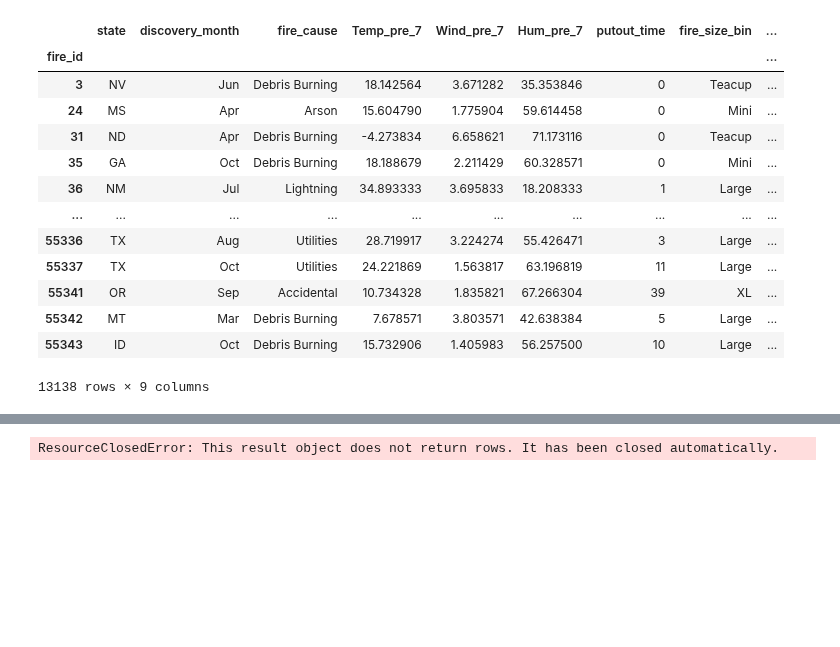
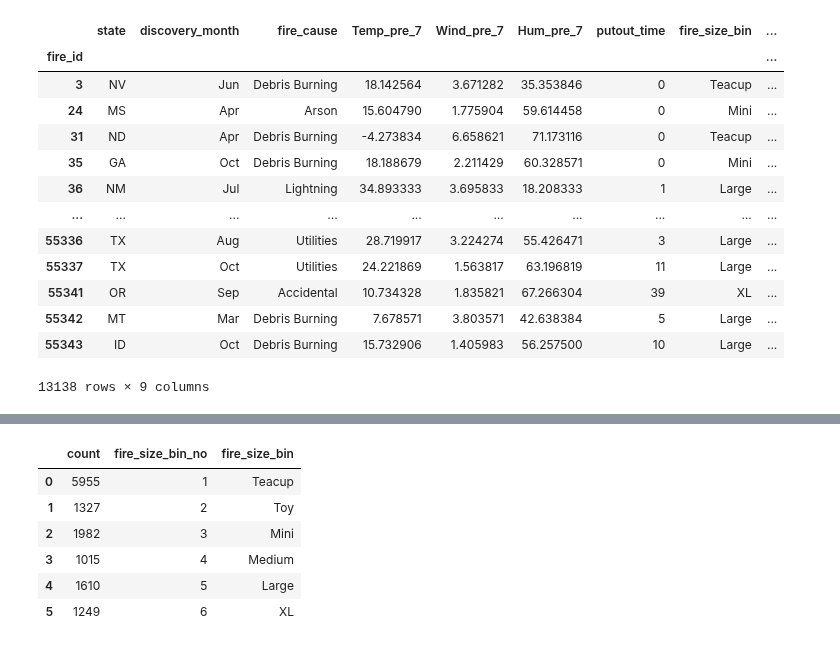
Before and after one commit to goatgirl86/Final_Project_Wildfires, a Jupyter notebook: sql_database/fire_database_sql_info.ipynb, the cells around one changed output, grey strips where cells are left out. Cells and saved outputs as stored; diff of their text form; code cells hidden in the pictures; blank space fills up the shorter version.

```diff
--- a/sql_database/fire_database_sql_info.ipynb
+++ b/sql_database/fire_database_sql_info.ipynb
@@ -260,34 +275,0 @@ Error: unable to convert the data
-# %%
-#Attempt 2 using pd.read.sql with create_engine and query stated as a variable
-
-# Connect to sql database
-db_string = f"postgresql://postgres:{db_password}@127.0.0.1:5432/Wild_Fires"
-engine = create_engine(db_string)
-
-# define your database query
-query = '''SELECT fc.fire_id,
-                fl.state,
-                fi.discovery_month,
-                fi.fire_cause,
-                wd."Temp_pre_30",
-                wd."Wind_pre_30",
-                wd."Hum_pre_30",
-                fi.putout_time,
-                fc.fire_size_bin,
-                fc.fire_size_bin_no
-            INTO wildfire_details_30
-            FROM fire_category AS fc
-                INNER JOIN fire_location AS fl
-                    ON (fc.fire_id = fl.fire_id)
-                INNER JOIN fire_info AS fi
-                    ON (fc.fire_id = fi.fire_id)
-                INNER JOIN weather_data AS wd
-                    ON (fc.fire_id = wd.fire_id)'''
-
-#access the database with the query and return a dataframe
-wildfire_details_30 = pd.read_sql(query, con=engine)
-print(wildfire_details_30)
-
-# Result: "ResourceClosedError: This result object does not return rows. It has been closed automatically."
-# %% [output]
-ResourceClosedError: This result object does not return rows. It has been closed automatically.
@@ -293,0 +280,22 @@ ResourceClosedError: This result object does not return rows. It has been closed
+# %%
+# define your database query
+query = """
+SELECT COUNT(fi.fire_id), fc.fire_size_bin_no, fc.fire_size_bin
+FROM fire_info AS fi
+LEFT JOIN fire_category AS fc
+ON fi.fire_id = fc.fire_id
+GROUP BY fc.fire_size_bin_no, fc.fire_size_bin
+ORDER BY fc.fire_size_bin_no
+"""
+
+# Access the database with the query and return a dataframe
+df_fire_counts = pd.read_sql(query, conn)
+df_fire_counts
+# %% [output]
+|  | count | fire_size_bin_no | fire_size_bin |
+| 0 | 5955 | 1 | Teacup |
+| 1 | 1327 | 2 | Toy |
+| 2 | 1982 | 3 | Mini |
+| 3 | 1015 | 4 | Medium |
+| 4 | 1610 | 5 | Large |
+| 5 | 1249 | 6 | XL |
```
Also changed, not shown: parts of 16 cells of this notebook.
